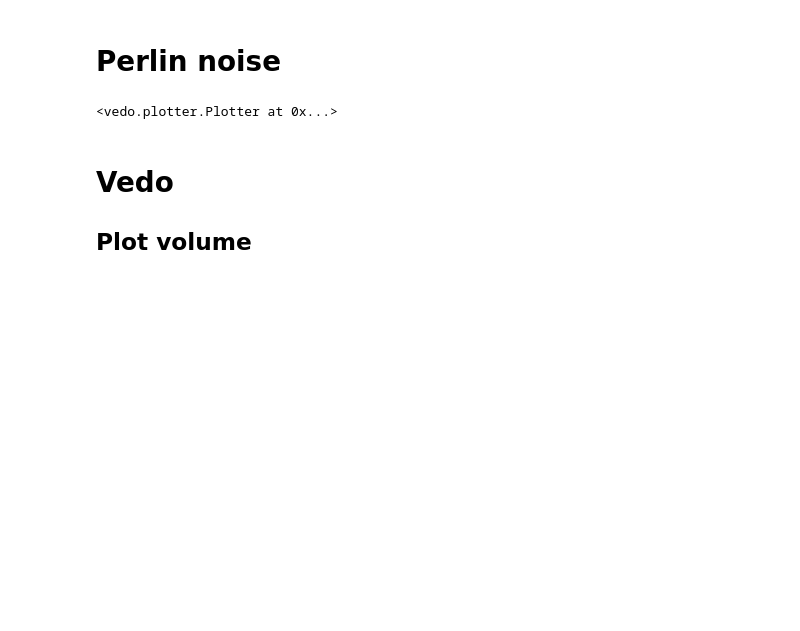
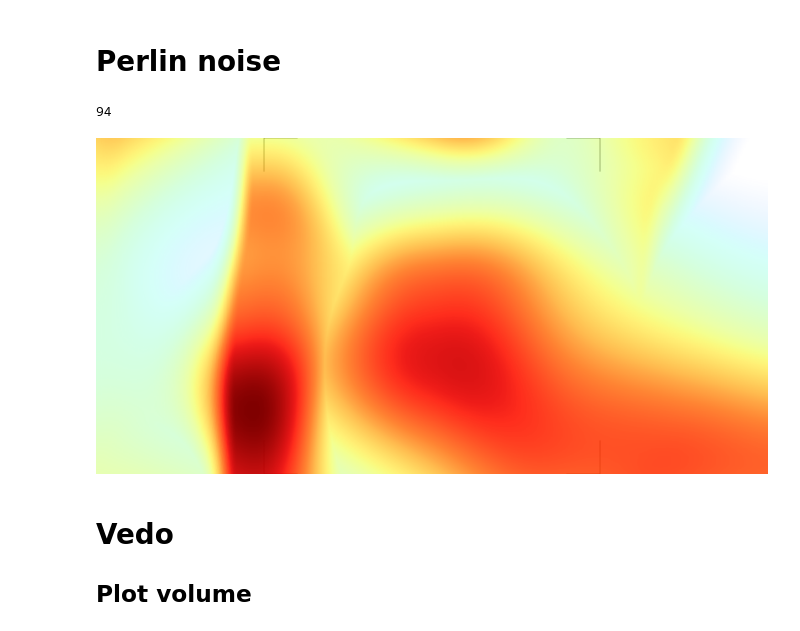
Before and after one commit to grindstm/pat, a Jupyter notebook: vis.ipynb, the cells around one changed output. Drawn from its saved outputs; the diff is of its cells as text; code cells hidden in the pictures; blank space fills up the shorter version.

```diff
--- a/vis.ipynb
+++ b/vis.ipynb
@@ -63,19 +176,40 @@ p = np.load(f"{data_path}0.npy")
 # p = jnp.load(f"{data_path}0.npy")
 # %% [markdown]
 # Perlin noise
+# %%
+data[data<below]=0
+len(data)
+# %% [output]
+94
 # %%
 from perlin_numpy import generate_perlin_noise_3d
-
+import numpy as np
+from vedo import Volume, Plotter
 # np.random.seed(0)
-noise = generate_perlin_noise_3d(
+data = generate_perlin_noise_3d(
     [94, 94, 94], [2]*3, tileable=(False, False, False)
 )
 
-np.max(noise)
-Volume(noise).isosurface(np.linspace(-.5,.5,10)).show()
+plotter = Plotter(axes=6, bg="white", size=(1600, 800))
+v = Volume(data).cmap('jet').mode(1)#.isosurface(np.linspace(-.5,.5,10))
+def apply_threshold(widget, event, v):
+    below = widget.value
+    data1 = data.copy()
+    data1[data<below] = 0
+    v=Volume(data1).cmap('jet').mode(1)
+    # plotter.objects[0] = None
+    # print(plotter.objects[0])
+    # plotter.clear()
+    plotter.add(v)
+    plotter.render()
+
+plotter.add_slider(lambda widget, event: apply_threshold(widget, event, v), -.5, .5, .5,pos=1)
+plotter.add(v)
+plotter.show()
+
 # Volume(noise).mode(1).cmap('yellow', alpha=[0.,0.5]).show()
 # %% [output]
-<vedo.plotter.Plotter at 0x...>
+[figure, added]
 # %% [markdown]
 # Vedo
 ## Plot volume
```
Also changed, not shown: parts of 7 cells of this notebook, 5 other files.
